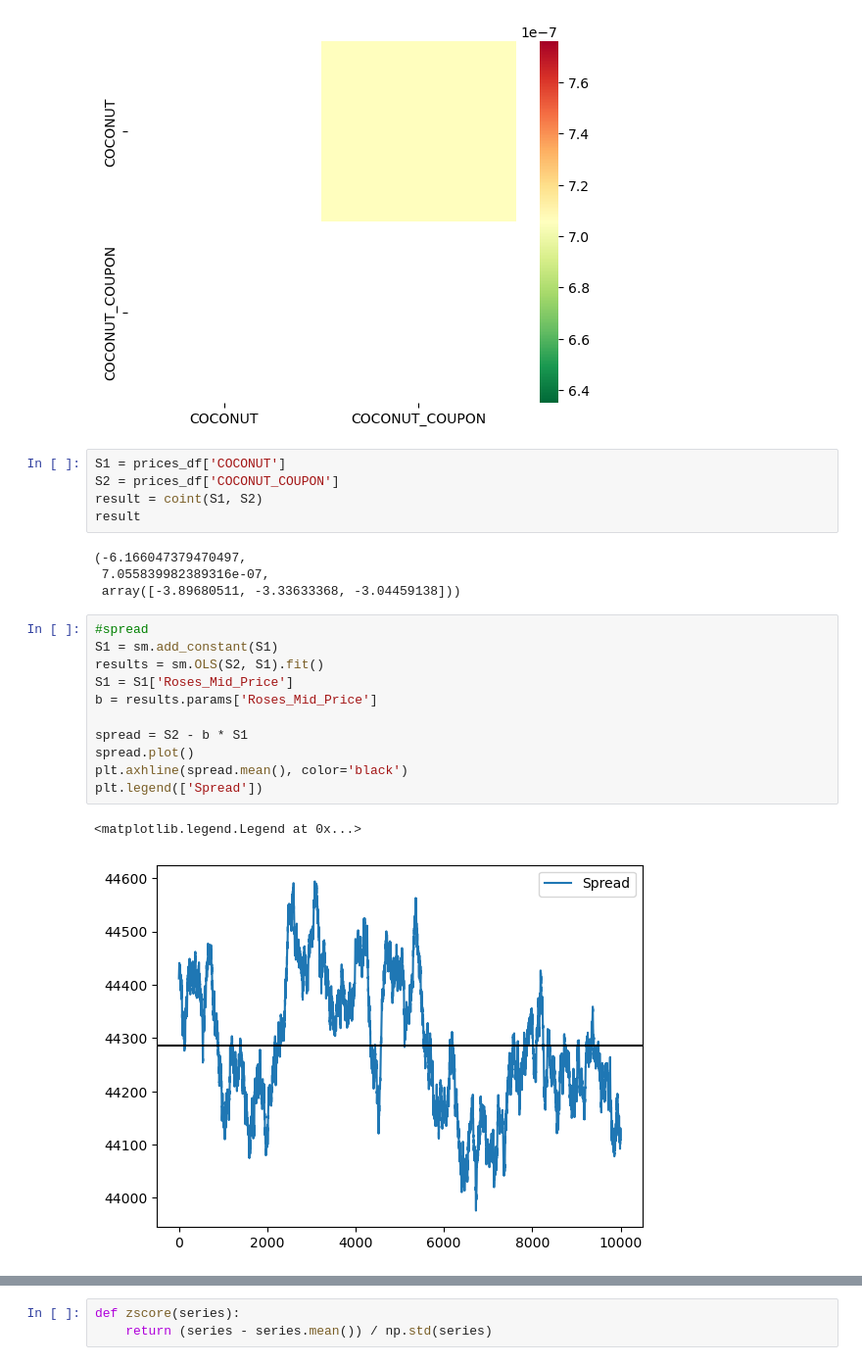
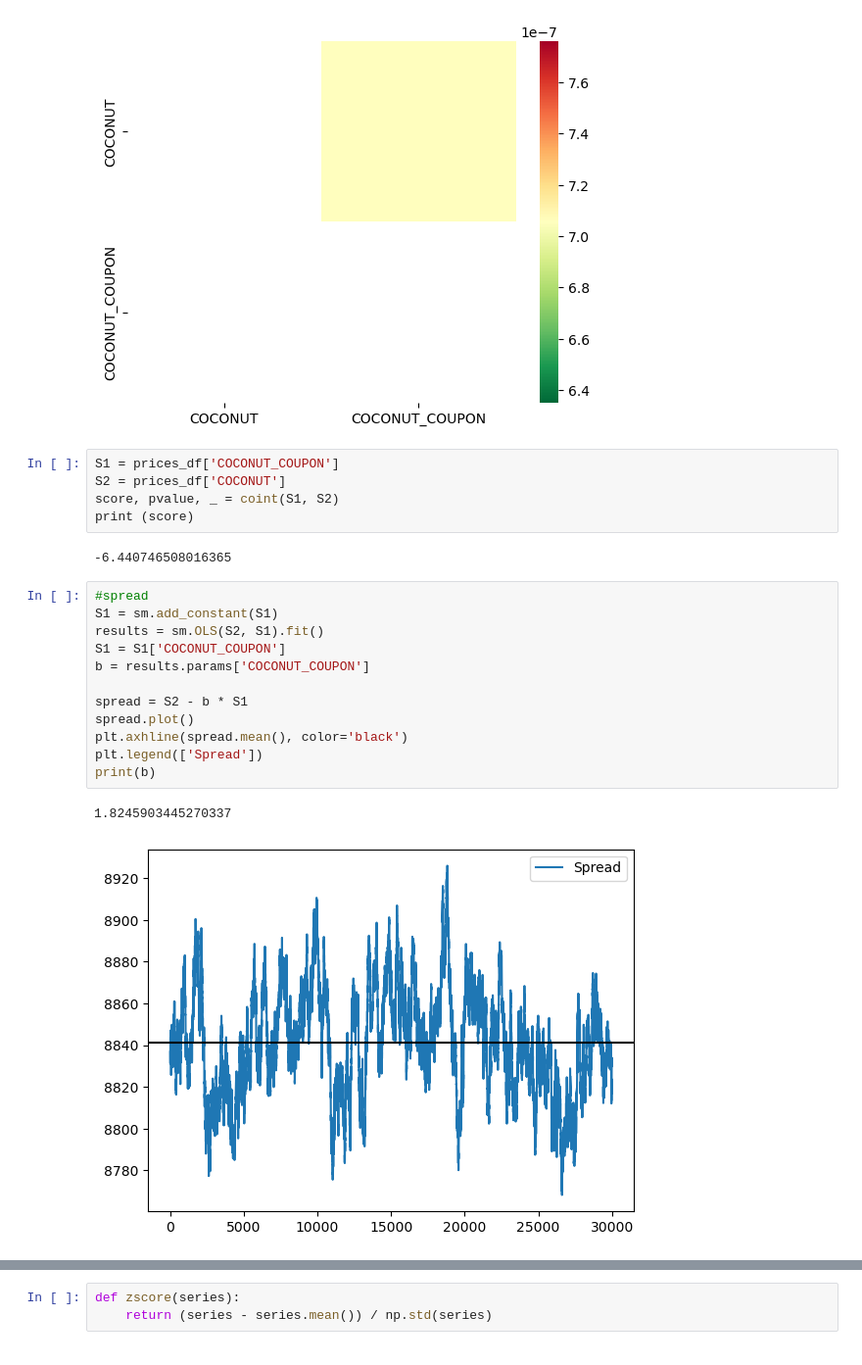
Before and after one commit to masatemma/IMC-Prosperity-MyIsland, a Jupyter notebook: round4/analysis/pair_trading.ipynb, the cells around one changed output, grey strips where cells are left out. Shown: that part at 98% size. Cells and saved outputs as stored; diff of their text form.

```diff
--- a/round4/analysis/pair_trading.ipynb
+++ b/round4/analysis/pair_trading.ipynb
@@ -50,28 +50,27 @@ print(pvalues)
  [1.00000000e+00 1.00000000e+00]]
 [figure]
 # %%
-S1 = prices_df['COCONUT']
-S2 = prices_df['COCONUT_COUPON']
-result = coint(S1, S2)
-result
+S1 = prices_df['COCONUT_COUPON']
+S2 = prices_df['COCONUT']
+score, pvalue, _ = coint(S1, S2)
+print (score)
 # %% [output]
-(-6.166047379470497,
- 7.055839982389316e-07,
- array([-3.89680511, -3.33633368, -3.04459138]))
+-6.440746508016365
 # %%
 #spread
 S1 = sm.add_constant(S1)
 results = sm.OLS(S2, S1).fit()
-S1 = S1['Roses_Mid_Price']
-b = results.params['Roses_Mid_Price']
+S1 = S1['COCONUT_COUPON']
+b = results.params['COCONUT_COUPON']
 
 spread = S2 - b * S1
 spread.plot()
 plt.axhline(spread.mean(), color='black')
 plt.legend(['Spread'])
+print(b)
 # %% [output]
-<matplotlib.legend.Legend at 0x...>
+1.8245903445270337
-[figure, old version]
+[figure, new version]
 # %%
 ratio = S1/S2
 ratio.plot()
```
Also changed, not shown: parts of 4 cells of this notebook, 2 other files.
